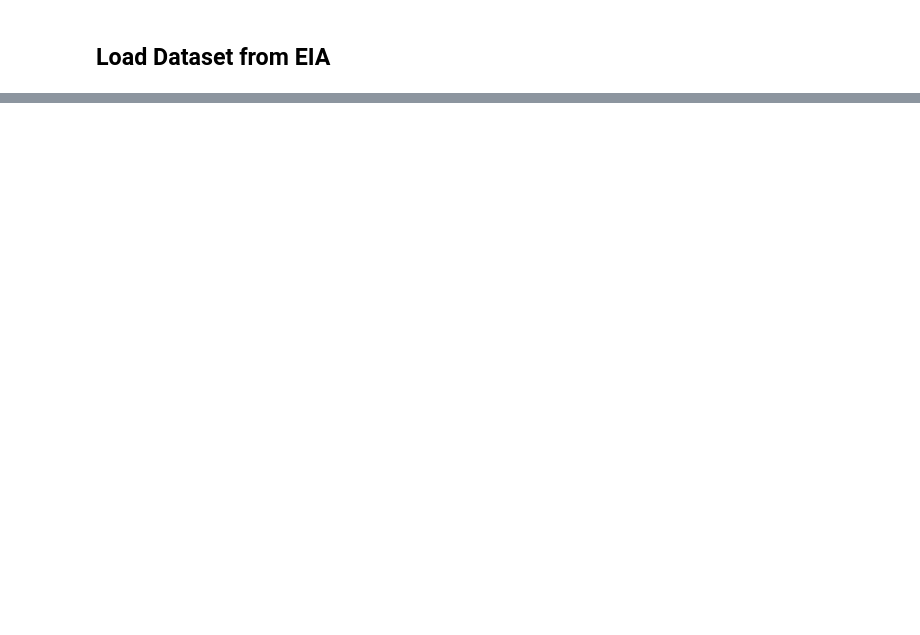
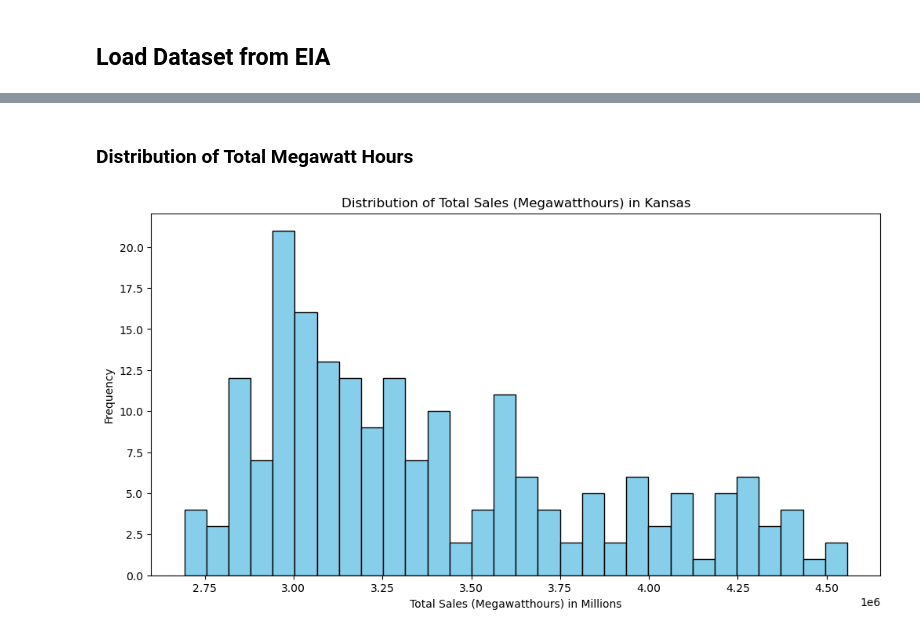
Before and after one commit to CCCKBrant/Kansas-Clean-Energy-Cost-Forecast, a Jupyter notebook: notebooks/01_data_exploration.ipynb, the cells around one changed output, grey strips where cells are left out. Drawn from its saved outputs; the diff is of its cells as text; code cells hidden in the pictures; blank space fills up the shorter version.

```diff
--- a/notebooks/01_data_exploration.ipynb
+++ b/notebooks/01_data_exploration.ipynb
@@ -42,0 +388,31 @@ freq             2        30.0        2.00           2  ...          198
+# %%
+numeric_columns = [
+    "Year",
+    "Month",
+    "Total_Revenue_Thousand_Dollars",
+    "Total_Sales_Megawatthours",
+    "Total_Customers_Count",
+    "Total_Price_Cents_per_kWh"
+]
+
+for col in numeric_columns:
+    eia_clean[col] = pd.to_numeric(eia_clean[col], errors="coerce")
+
+eia_clean["Date"] = pd.to_datetime(
+    dict(
+        year=eia_clean["Year"],
+        month=eia_clean["Month"],
+        day=1
+    )
+)
+
+eia_clean = eia_clean.sort_values("Date")
+
+eia_clean[
+    [
+        "Total_Revenue_Thousand_Dollars",
+        "Total_Sales_Megawatthours",
+        "Total_Customers_Count",
+        "Total_Price_Cents_per_kWh"
+    ]
+].describe()
@@ -42,0 +429,11 @@ freq             2        30.0        2.00           2  ...          198
+# %% [markdown]
+### Distribution of Total Megawatt Hours
+# %%
+plt.figure(figsize=(12, 6))
+plt.hist(eia_clean["Total_Sales_Megawatthours"], bins=30, color="skyblue", edgecolor="black")
+plt.xlabel("Total Sales (Megawatthours) in Millions")
+plt.ylabel("Frequency")
+plt.title("Distribution of Total Sales (Megawatthours) in Kansas")
+plt.show()
+# %% [output]
+[figure, added]
```
Also changed, not shown: parts of 28 cells of this notebook, 2 other files.
